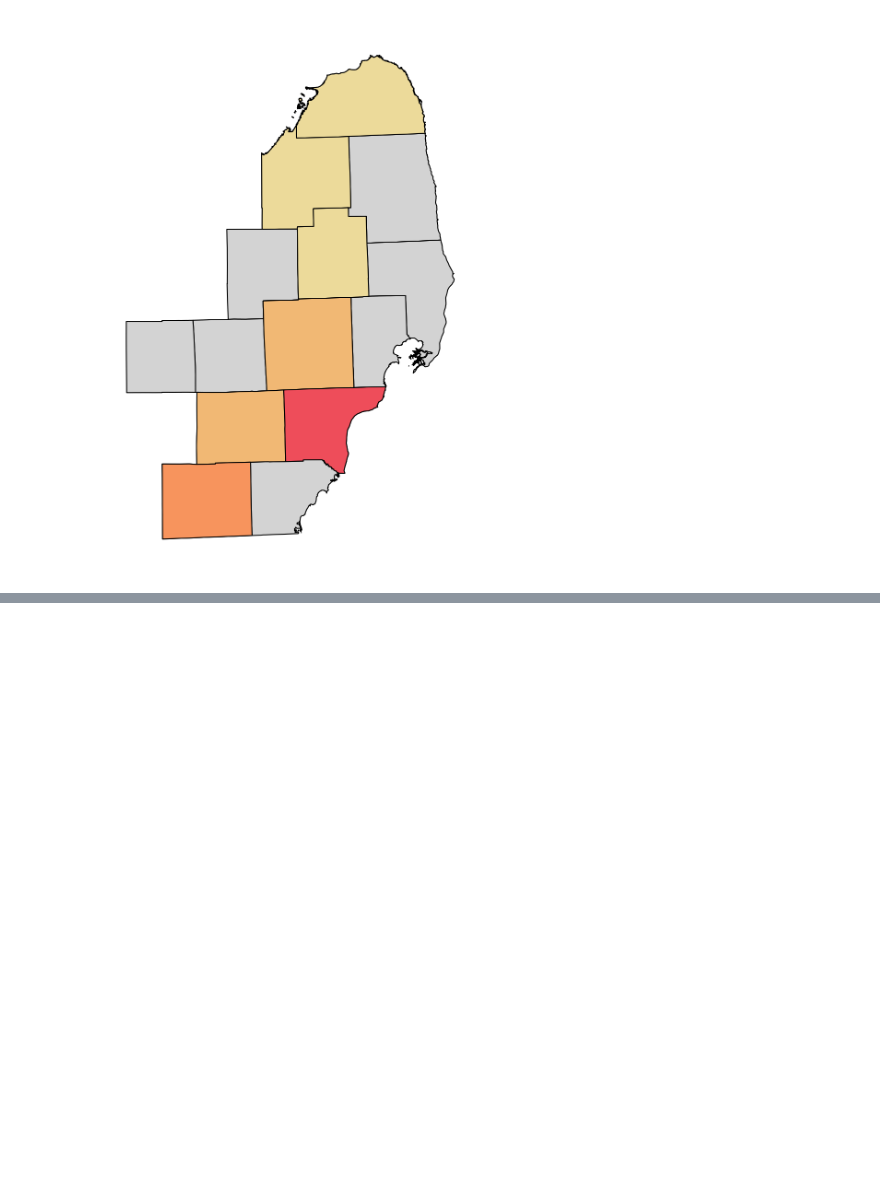
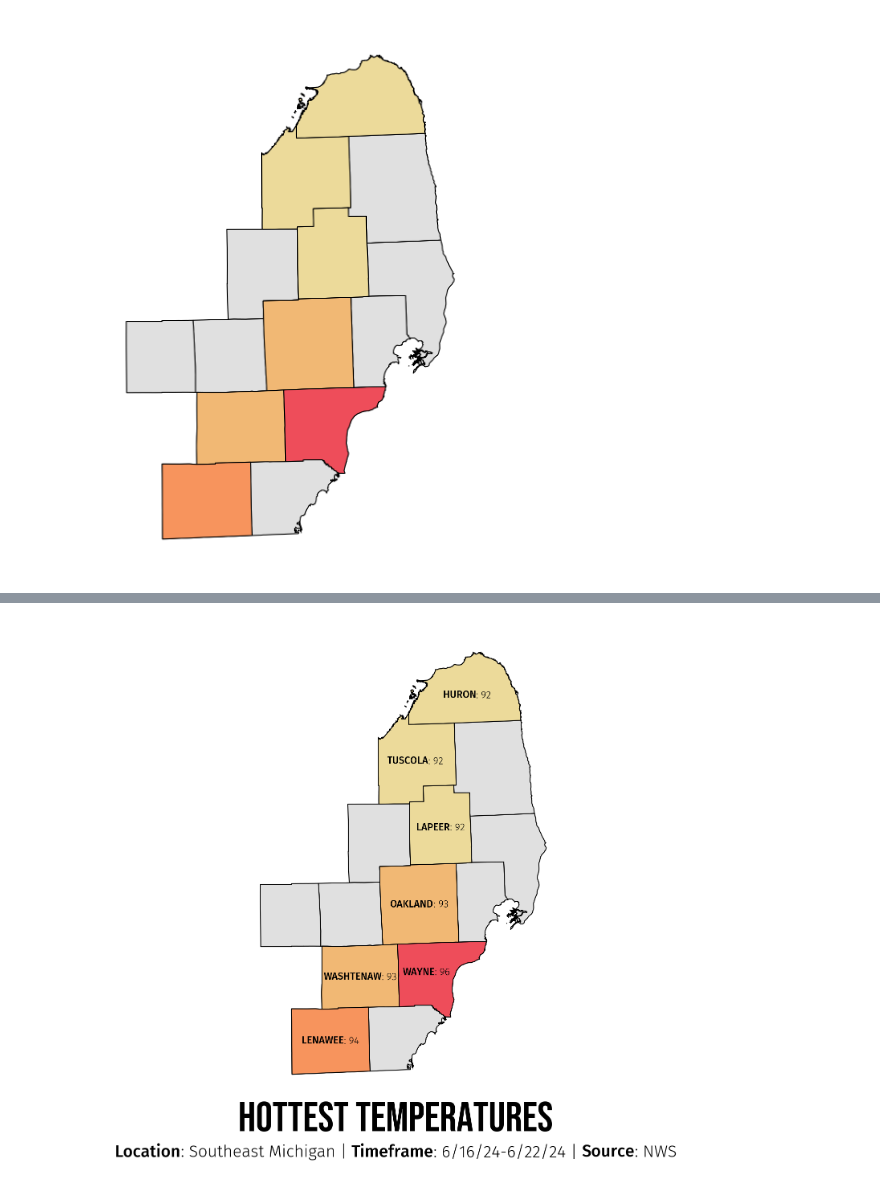
Before and after one commit to atseewal/0013_matplotlib-Charts, a Jupyter notebook: 0013_matplotlib-Charts.ipynb, the cells around one changed output, grey strips where cells are left out. Cells and saved outputs as stored; diff of their text form; code cells hidden in the pictures; blank space fills up the shorter version.

```diff
--- a/0013_matplotlib-Charts.ipynb
+++ b/0013_matplotlib-Charts.ipynb
@@ -154,0 +222,63 @@ plt.show()
+# %%
+from matplotlib.font_manager import FontProperties
+from highlight_text import fig_text, ax_text
+
+font = FontProperties(fname='fonts/BebasNeue-Regular.ttf')
+other_font = FontProperties(fname='fonts/FiraSans-Light.ttf')
+other_bold_font = FontProperties(fname='fonts/FiraSans-Medium.ttf')
+
+cmap = load_cmap('OrYel', type='continuous')
+
+fig, ax = plt.subplots(figsize=(5, 5), dpi=300)
+
+# data.plot(ax=ax, color='lightgray', edgecolor='black', linewidth=0.5)
+data.plot(ax=ax, color='#e0e0e0', edgecolor='black', linewidth=0.5)
+
+data.plot(ax=ax, column='Max Temp', cmap=cmap, edgecolor='black', linewidth=0.5)
+
+ax.set_axis_off()
+
+# compute county centroids
+data_projected = data.to_crs(epsg=9822)
+data_projected['centroid'] = data_projected.geometry.centroid
+data['centroid'] = data_projected['centroid'].to_crs(data.crs)
+
+# Pick which counties to annotate
+counties_to_annotate = ['Huron',
+ 'Tuscola', 'Lapeer', 'Oakland',
+ 'Washtenaw', 'Wayne', 'Lenawee']
+
+adjustments = {
+   'Wayne': (-0.05, 0)
+}
+
+# annotate each county
+for county in counties_to_annotate:
+   centroid = data.loc[data['NAME'] == county, 'centroid'].values[0]
+   x, y = centroid.coords[0]
+   try:
+      x += adjustments[county][0]
+      y += adjustments[county][1]
+   except KeyError:
+      pass
+   max_temp = data.loc[data['NAME'] == county, 'Max Temp'].values[0]
+   ax_text(
+      x=x, y=y, s=f"<{county.upper()}>: {max_temp:.0f}", fontsize=6, font=other_font,
+      color='black', ha='center', va='center', ax=ax, highlight_textprops=[{'font': other_bold_font}]
+   )
+
+fig_text(
+   s="Hottest Temperatures", x=0.5, y=0.1,
+   color="black", fontsize=25, font=font, ha='center', va='top', ax=ax
+)
+
+fig_text(
+   s="<Location>: Southeast Michigan | <Timeframe>: 6/16/24-6/22/24 | <Source>: NWS",
+   x=0.5, y=0.03, color="black",
+   fontsize=10, font=other_font, ha='center', va='top', ax=ax,
+   highlight_textprops=[{'font': other_bold_font}, {'font': other_bold_font}, {'font': other_bold_font}]
+)
+
+plt.show()
+# %% [output]
+[figure, added]
```
Also changed, not shown: parts of 5 cells of this notebook, 5 other files.
